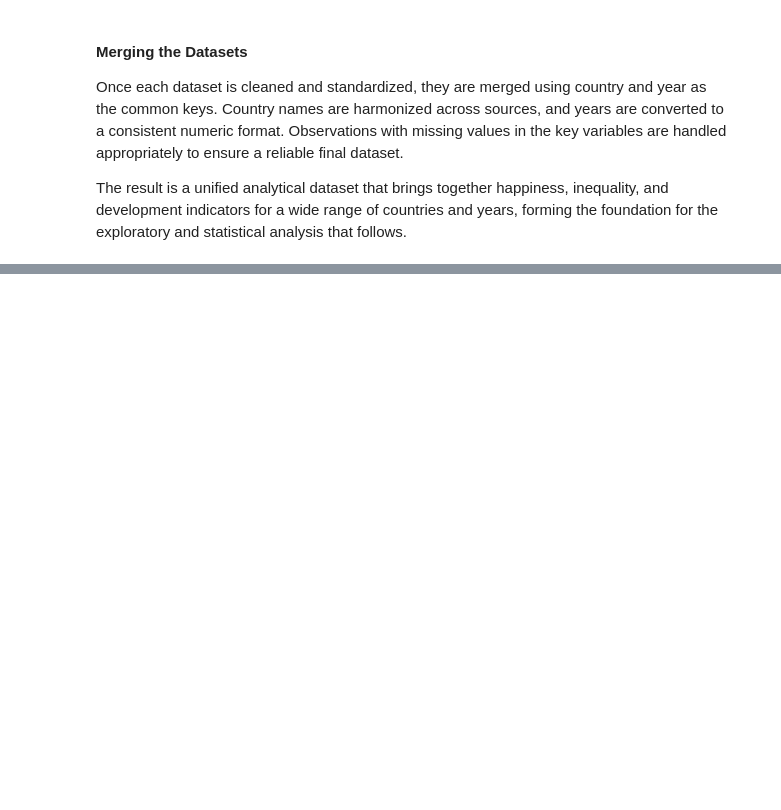
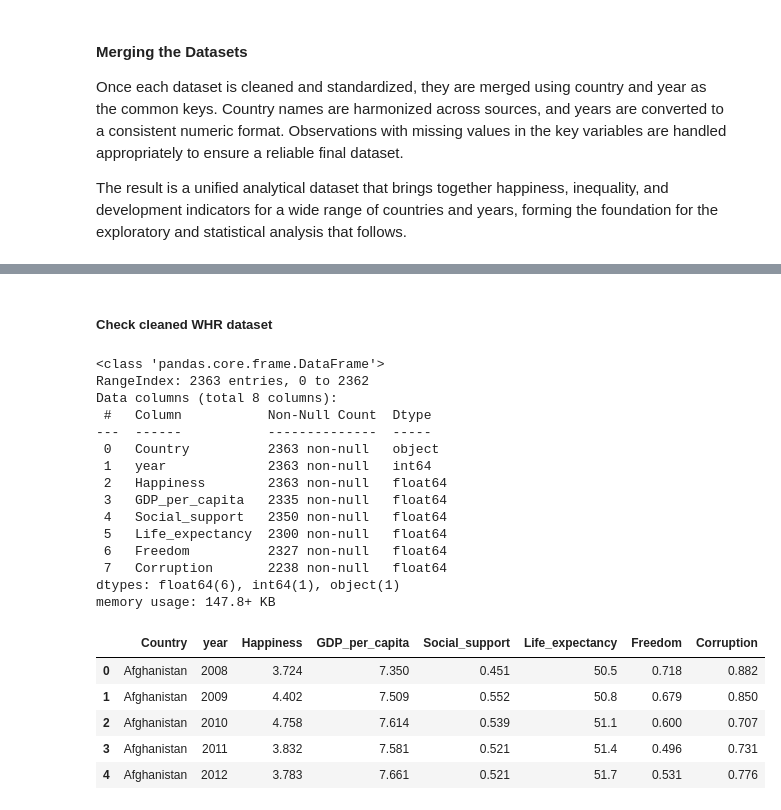
Before and after one commit to mnemtserov/data-science-project, a Jupyter notebook: data_science_project.ipynb, the cells around one changed output, grey strips where cells are left out. Cells and saved outputs as stored; diff of their text form; code cells hidden in the pictures; blank space fills up the shorter version.

Commit message:
add data cleaning and preparation for whr

```diff
--- a/data_science_project.ipynb
+++ b/data_science_project.ipynb
@@ -136,0 +226,11 @@ The result is a unified analytical dataset that brings together happiness, inequ
+# %%
+whr_use = whr[[
+    "Country name",
+    "year",
+    "Happiness",
+    "GDP_per_capita",
+    "Social support",         # keep important variables
+    "Life_expectancy",
+    "Freedom",
+    "Corruption"
+]].copy()
@@ -136,0 +239,5 @@ The result is a unified analytical dataset that brings together happiness, inequ
+# %%
+whr_use = whr_use.rename(columns={
+    "Country name": "Country",
+    "Social support": "Social_support"
+})
@@ -136,0 +247,2 @@ The result is a unified analytical dataset that brings together happiness, inequ
+# %%
+whr_use["year"] = whr_use["year"].astype(int) # make sure year is numeric and consistent for merging
@@ -136,0 +251,2 @@ The result is a unified analytical dataset that brings together happiness, inequ
+# %%
+whr_use = whr_use.dropna(subset=["Happiness"]) # remove rows where the main outcome "Happiness" is missing
@@ -136,0 +265,28 @@ The result is a unified analytical dataset that brings together happiness, inequ
+# %% [markdown]
+##### Check cleaned WHR dataset
+# %%
+whr_use.shape
+whr_use.info()
+whr_use.head()
+# %% [output]
+<class 'pandas.core.frame.DataFrame'>
+RangeIndex: 2363 entries, 0 to 2362
+Data columns (total 8 columns):
+ #   Column           Non-Null Count  Dtype
+---  ------           --------------  -----
+ 0   Country          2363 non-null   object
+ 1   year             2363 non-null   int64
+ 2   Happiness        2363 non-null   float64
+ 3   GDP_per_capita   2335 non-null   float64
+ 4   Social_support   2350 non-null   float64
+ 5   Life_expectancy  2300 non-null   float64
+ 6   Freedom          2327 non-null   float64
+ 7   Corruption       2238 non-null   float64
+dtypes: float64(6), int64(1), object(1)
+memory usage: 147.8+ KB
+|  | Country | year | Happiness | GDP_per_capita | Social_support | Life_expectancy | Freedom | Corruption |
+| 0 | Afghanistan | 2008 | 3.724 | 7.350 | 0.451 | 50.5 | 0.718 | 0.882 |
+| 1 | Afghanistan | 2009 | 4.402 | 7.509 | 0.552 | 50.8 | 0.679 | 0.850 |
+| 2 | Afghanistan | 2010 | 4.758 | 7.614 | 0.539 | 51.1 | 0.600 | 0.707 |
+| 3 | Afghanistan | 2011 | 3.832 | 7.581 | 0.521 | 51.4 | 0.496 | 0.731 |
+| 4 | Afghanistan | 2012 | 3.783 | 7.661 | 0.521 | 51.7 | 0.531 | 0.776 |
```
Also changed, not shown: parts of 16 cells of this notebook.
